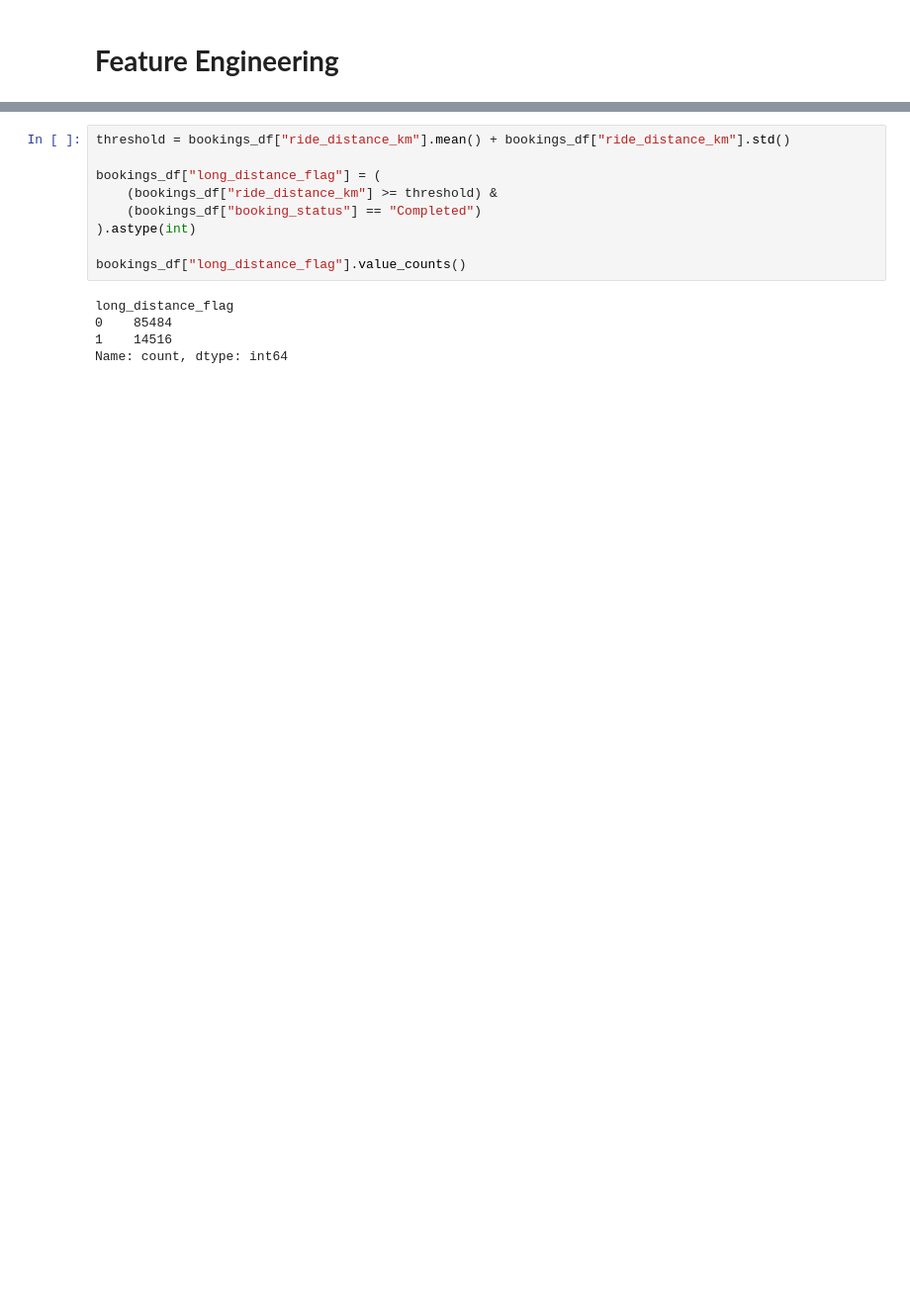
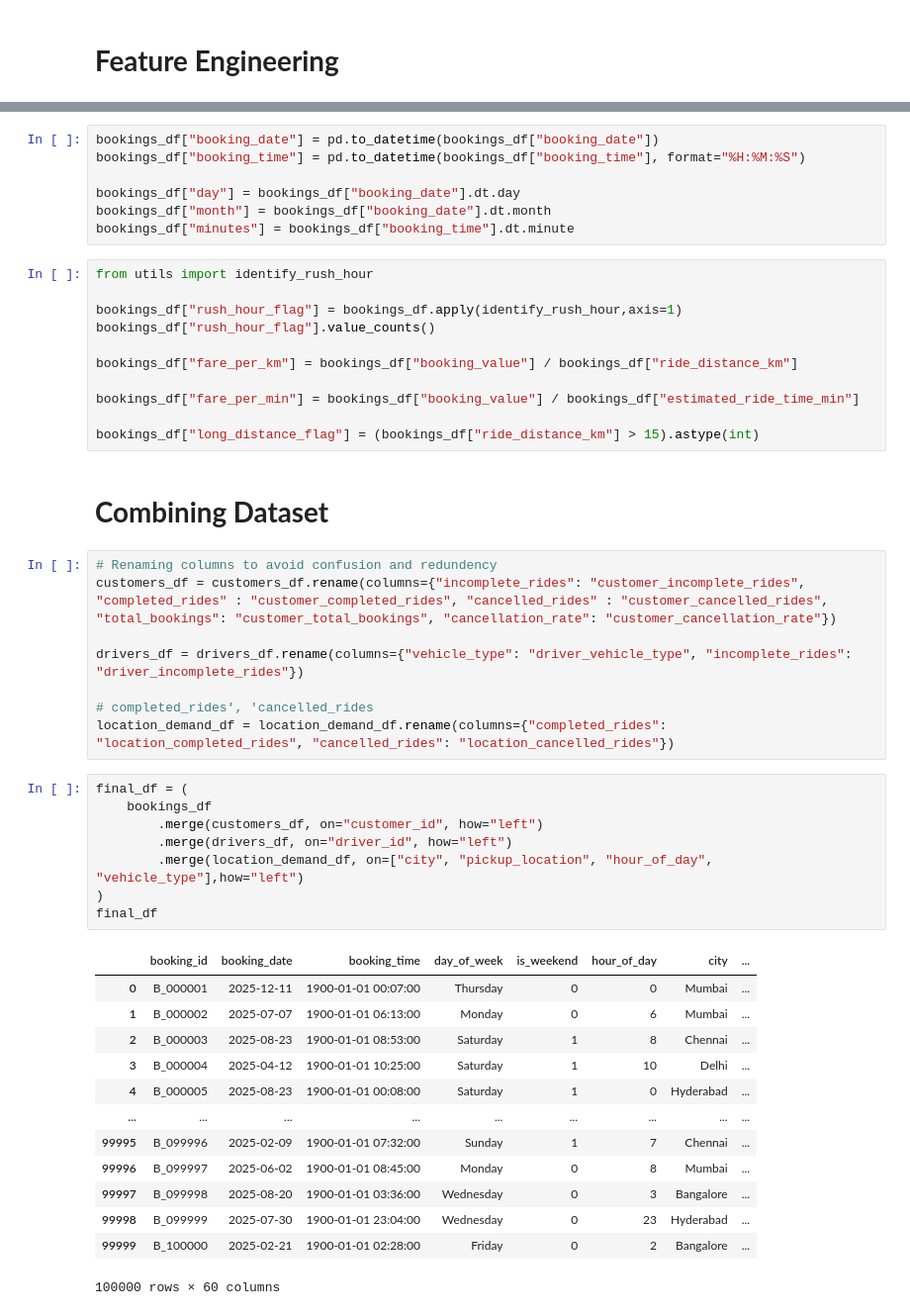
Before and after one commit to omkar-mandhare26/rapido-mobility-insights, a Jupyter notebook: data_preprocessing.ipynb, the cells around one changed output, grey strips where cells are left out. Shown at 99% size. Drawn from its saved outputs; the diff is of its cells as text; blank space fills up the shorter version.

Commit message:
feat: performed EDA and combined dataset

```diff
--- a/data_preprocessing.ipynb
+++ b/data_preprocessing.ipynb
@@ -65,14 +214,50 @@ Name: count, dtype: int64
-# %%
-threshold = bookings_df["ride_distance_km"].mean() + bookings_df["ride_distance_km"].std()
-
-bookings_df["long_distance_flag"] = (
-    (bookings_df["ride_distance_km"] >= threshold) &
-    (bookings_df["booking_status"] == "Completed")
-).astype(int)
-
-bookings_df["long_distance_flag"].value_counts()
-# %% [output]
-long_distance_flag
-0    85484
-1    14516
-Name: count, dtype: int64
+# %%
+bookings_df["booking_date"] = pd.to_datetime(bookings_df["booking_date"])
+bookings_df["booking_time"] = pd.to_datetime(bookings_df["booking_time"], format="%H:%M:%S")
+
+bookings_df["day"] = bookings_df["booking_date"].dt.day
+bookings_df["month"] = bookings_df["booking_date"].dt.month
+bookings_df["minutes"] = bookings_df["booking_time"].dt.minute
+# %%
+from utils import identify_rush_hour
+
+bookings_df["rush_hour_flag"] = bookings_df.apply(identify_rush_hour,axis=1)
+bookings_df["rush_hour_flag"].value_counts()
+
+bookings_df["fare_per_km"] = bookings_df["booking_value"] / bookings_df["ride_distance_km"]
+
+bookings_df["fare_per_min"] = bookings_df["booking_value"] / bookings_df["estimated_ride_time_min"]
+
+bookings_df["long_distance_flag"] = (bookings_df["ride_distance_km"] > 15).astype(int)
+# %% [markdown]
+<h1><b>Combining Dataset</b></h1>
+# %%
+# Renaming columns to avoid confusion and redundency
+customers_df = customers_df.rename(columns={"incomplete_rides": "customer_incomplete_rides", "completed_rides" : "customer_completed_rides", "cancelled_rides" : "customer_cancelled_rides", "total_bookings": "customer_total_bookings", "cancellation_rate": "customer_cancellation_rate"})
+
+drivers_df = drivers_df.rename(columns={"vehicle_type": "driver_vehicle_type", "incomplete_rides": "driver_incomplete_rides"})
+
+# completed_rides', 'cancelled_rides
+location_demand_df = location_demand_df.rename(columns={"completed_rides": "location_completed_rides", "cancelled_rides": "location_cancelled_rides"})
+# %%
+final_df = (
+    bookings_df
+        .merge(customers_df, on="customer_id", how="left")
+        .merge(drivers_df, on="driver_id", how="left")
+        .merge(location_demand_df, on=["city", "pickup_location", "hour_of_day", "vehicle_type"],how="left")
+)
+final_df
+# %% [output]
+|  | booking_id | booking_date | booking_time | day_of_week | is_weekend | hour_of_day | city | ... |
+| 0 | B_000001 | 2025-12-11 | 1900-01-01 00:07:00 | Thursday | 0 | 0 | Mumbai | ... |
+| 1 | B_000002 | 2025-07-07 | 1900-01-01 06:13:00 | Monday | 0 | 6 | Mumbai | ... |
+| 2 | B_000003 | 2025-08-23 | 1900-01-01 08:53:00 | Saturday | 1 | 8 | Chennai | ... |
+| 3 | B_000004 | 2025-04-12 | 1900-01-01 10:25:00 | Saturday | 1 | 10 | Delhi | ... |
+| 4 | B_000005 | 2025-08-23 | 1900-01-01 00:08:00 | Saturday | 1 | 0 | Hyderabad | ... |
+| ... | ... | ... | ... | ... | ... | ... | ... | ... |
+| 99995 | B_099996 | 2025-02-09 | 1900-01-01 07:32:00 | Sunday | 1 | 7 | Chennai | ... |
+| 99996 | B_099997 | 2025-06-02 | 1900-01-01 08:45:00 | Monday | 0 | 8 | Mumbai | ... |
+| 99997 | B_099998 | 2025-08-20 | 1900-01-01 03:36:00 | Wednesday | 0 | 3 | Bangalore | ... |
+| 99998 | B_099999 | 2025-07-30 | 1900-01-01 23:04:00 | Wednesday | 0 | 23 | Hyderabad | ... |
+| 99999 | B_100000 | 2025-02-21 | 1900-01-01 02:28:00 | Friday | 0 | 2 | Bangalore | ... |
+100000 rows × 60 columns
```
Also changed, not shown: parts of 18 cells of this notebook, 2 other files.
